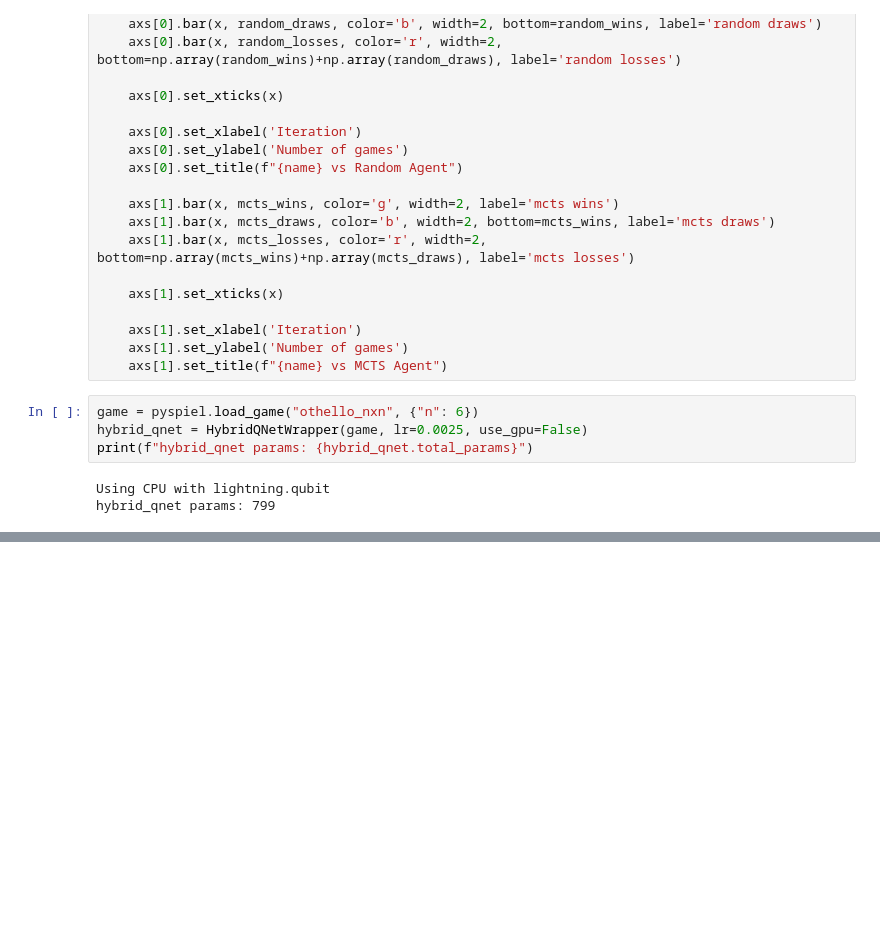
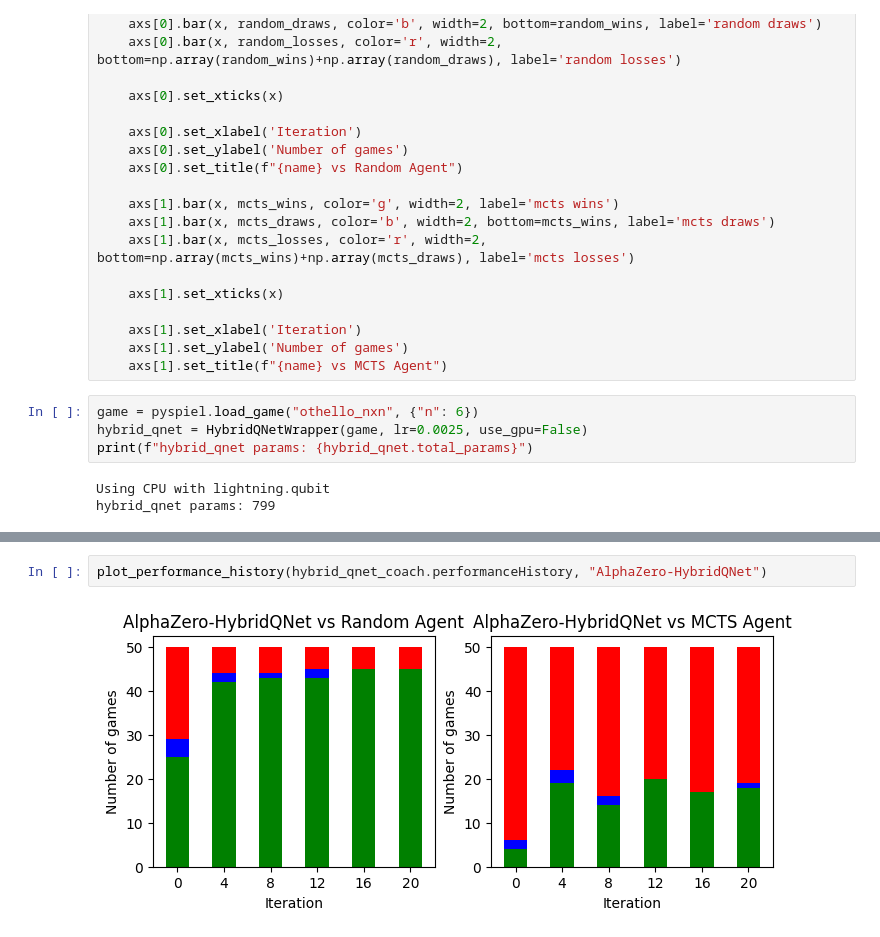
Before and after one commit to sergmister/QuantumAlphaZero, a Jupyter notebook: experiment_6x6_hybrid.ipynb, the cells around one changed output, grey strips where cells are left out. Drawn from its saved outputs; the diff is of its cells as text; blank space fills up the shorter version.

```diff
--- a/experiment_6x6_hybrid.ipynb
+++ b/experiment_6x6_hybrid.ipynb
@@ -70,3 +70,7 @@ Epoch 7
 Epoch 8
 Epoch 9
 ... (88 outputs left out)
+# %%
+plot_performance_history(hybrid_qnet_coach.performanceHistory, "AlphaZero-HybridQNet")
+# %% [output]
+[figure, added]
```
Also changed, not shown: parts of 1 cell of this notebook, 10 other files.
